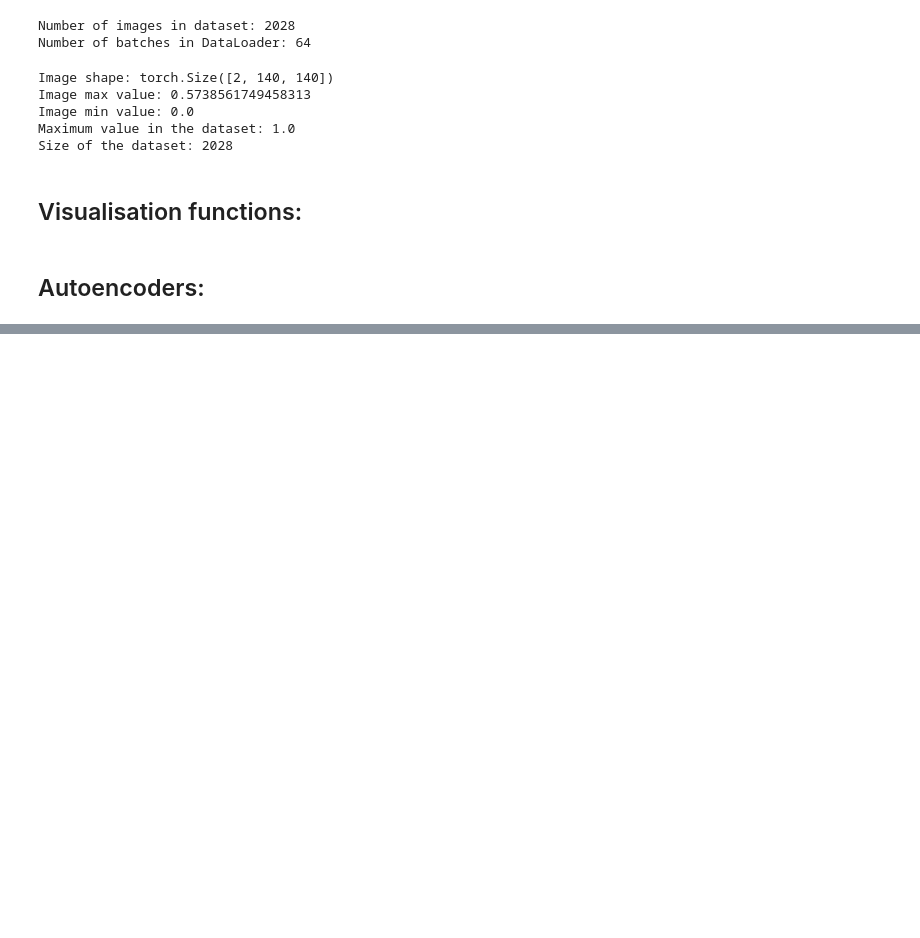
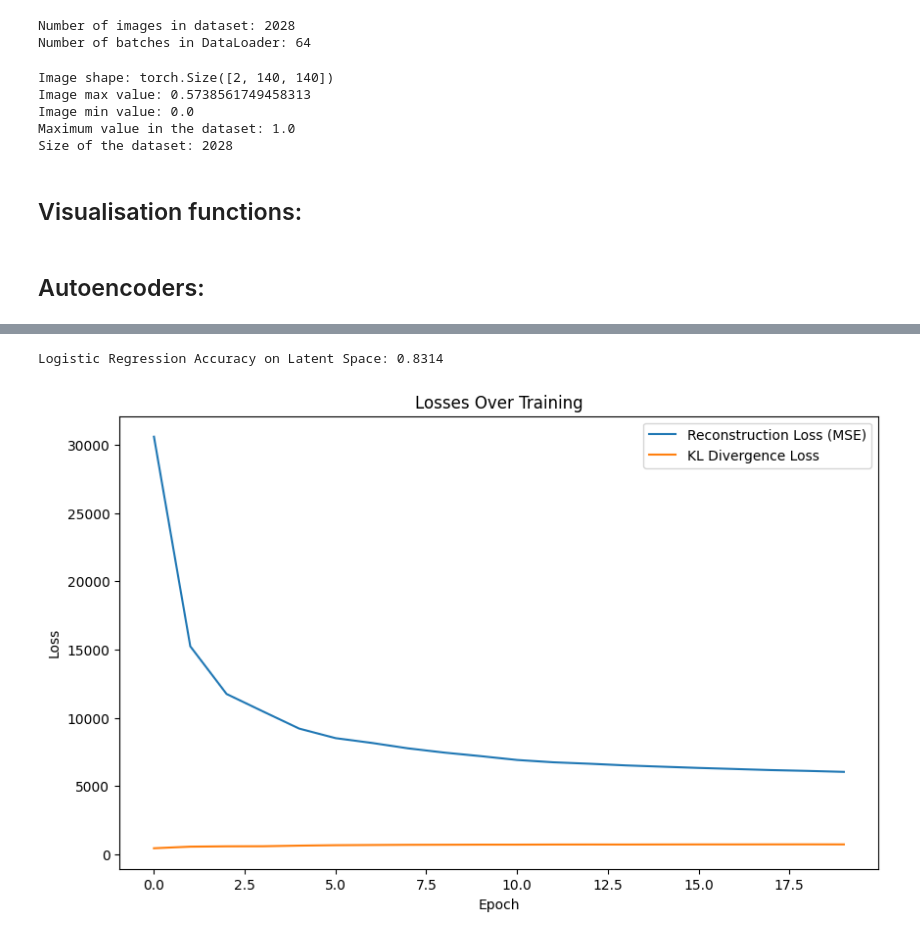
Before and after one commit to minimano09/master_thesis_VAE, a Jupyter notebook: building_up.ipynb, the cells around one changed output, grey strips where cells are left out. Cells and saved outputs as stored; diff of their text form; code cells hidden in the pictures; blank space fills up the shorter version.

```diff
--- a/building_up.ipynb
+++ b/building_up.ipynb
@@ -660,0 +561,38 @@ After balancing: Total samples = 1068 (each class: 534)
+# %%
+from sklearn.linear_model import LogisticRegression
+from sklearn.metrics import accuracy_score
+
+vae.eval()
+latent_vectors = []
+labels = []
+
+with torch.no_grad():
+    for images, label, _ in data_loader:
+        images = images.to(device)
+        mu, _ = vae.encode(images)
+        latent_vectors.append(mu.cpu().numpy())
+        labels.append(label.numpy())
+
+X = np.vstack(latent_vectors)
+y = np.hstack(labels)
+
+clf = LogisticRegression(max_iter=1000)
+clf.fit(X, y)
+preds = clf.predict(X)
+
+accuracy = accuracy_score(y, preds)
+print(f"Logistic Regression Accuracy on Latent Space: {accuracy:.4f}")
+# %% [output]
+Logistic Regression Accuracy on Latent Space: 0.8314
+# %%
+plt.figure(figsize=(10, 6))
+#plt.plot(total_losses, label="Total Loss")
+plt.plot(reconstruction_losses, label="Reconstruction Loss (MSE)")
+plt.plot(kl_losses, label="KL Divergence Loss")
+plt.xlabel("Epoch")
+plt.ylabel("Loss")
+plt.title("Losses Over Training")
+plt.legend()
+plt.show()
+# %% [output]
+[figure, added]
```
Also changed, not shown: parts of 14 cells of this notebook.
